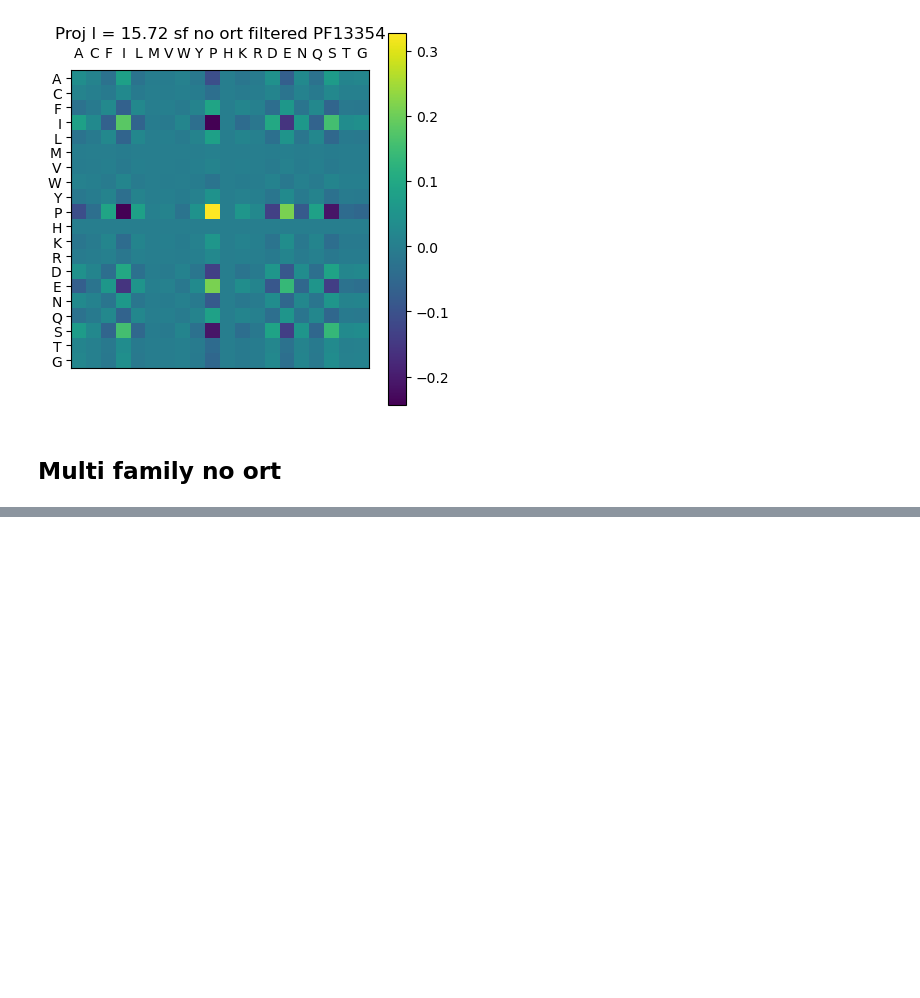
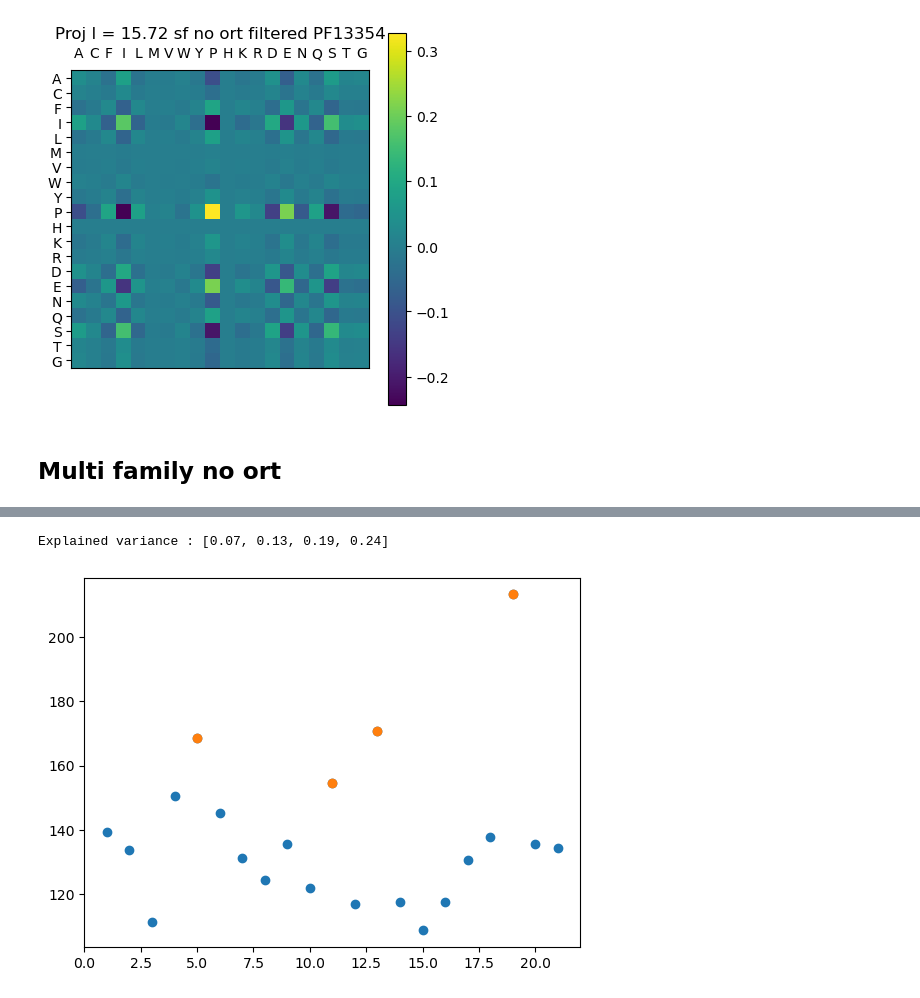
Before and after one commit to leonardodibari/HopfieldDCA.jl, a Jupyter notebook: notebooks/int_matrix.ipynb, the cells around one changed output, grey strips where cells are left out. Drawn from its saved outputs; the diff is of its cells as text; code cells hidden in the pictures; blank space fills up the shorter version.

```diff
--- a/notebooks/int_matrix.ipynb
+++ b/notebooks/int_matrix.ipynb
@@ -265,0 +388,10 @@ Explained Var : [0.35, 0.47, 0.57, 0.64]
+# %%
+@load "../../multi_fam/ortfalse_H21η0.05λ0.001/mf_pars14_H21η0.05λ0.001T40.jld2"
+fs = [14, 90, 105, 131, 200, 412, 1807, 2953, 7648]
+m1 = m ; n_eig = 4;
+showVmat_mf_uns(m1, n_eig, tit = "mf no ort unsup H = 21", n_vals = 10)
+#la matrice con l'elettrostatico è la 11, la matrice con la cisteina è la 19
+;
+# %% [output]
+Explained variance : [0.07, 0.13, 0.19, 0.24]
+[figure, added]
```
Also changed, not shown: parts of 14 cells of this notebook, 3 other files.
